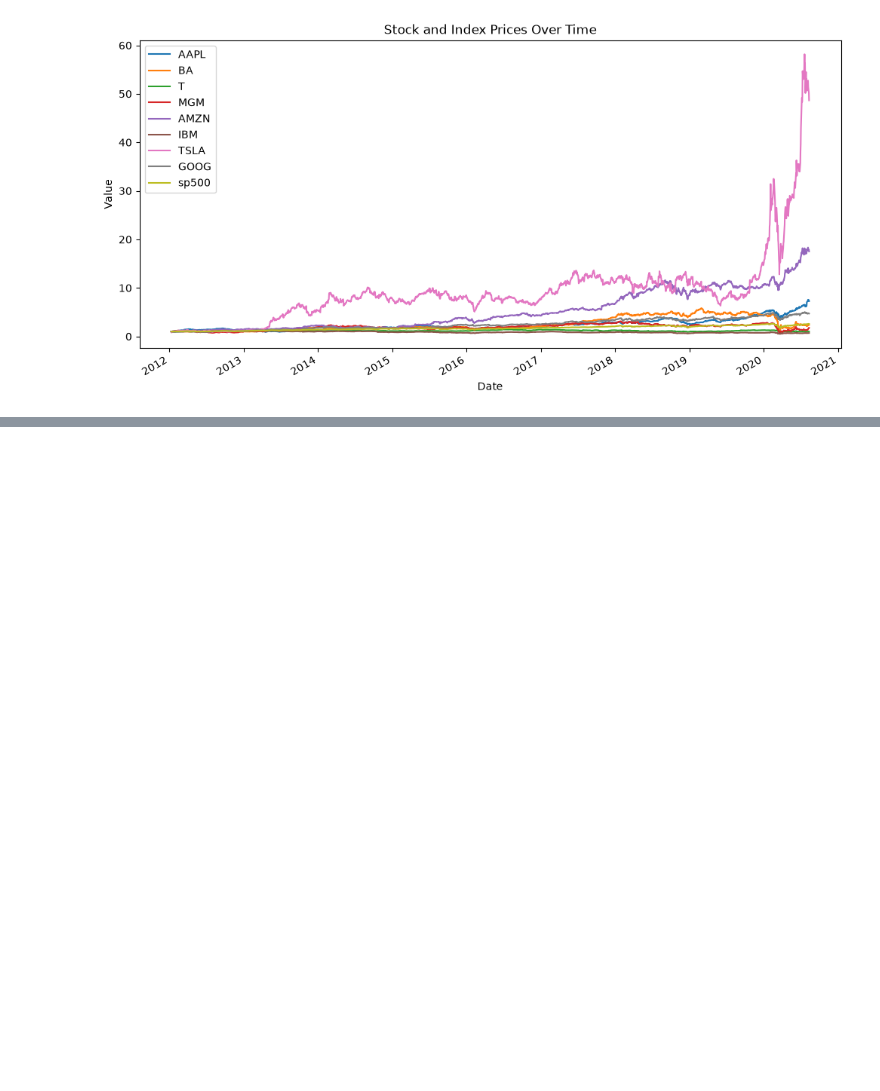
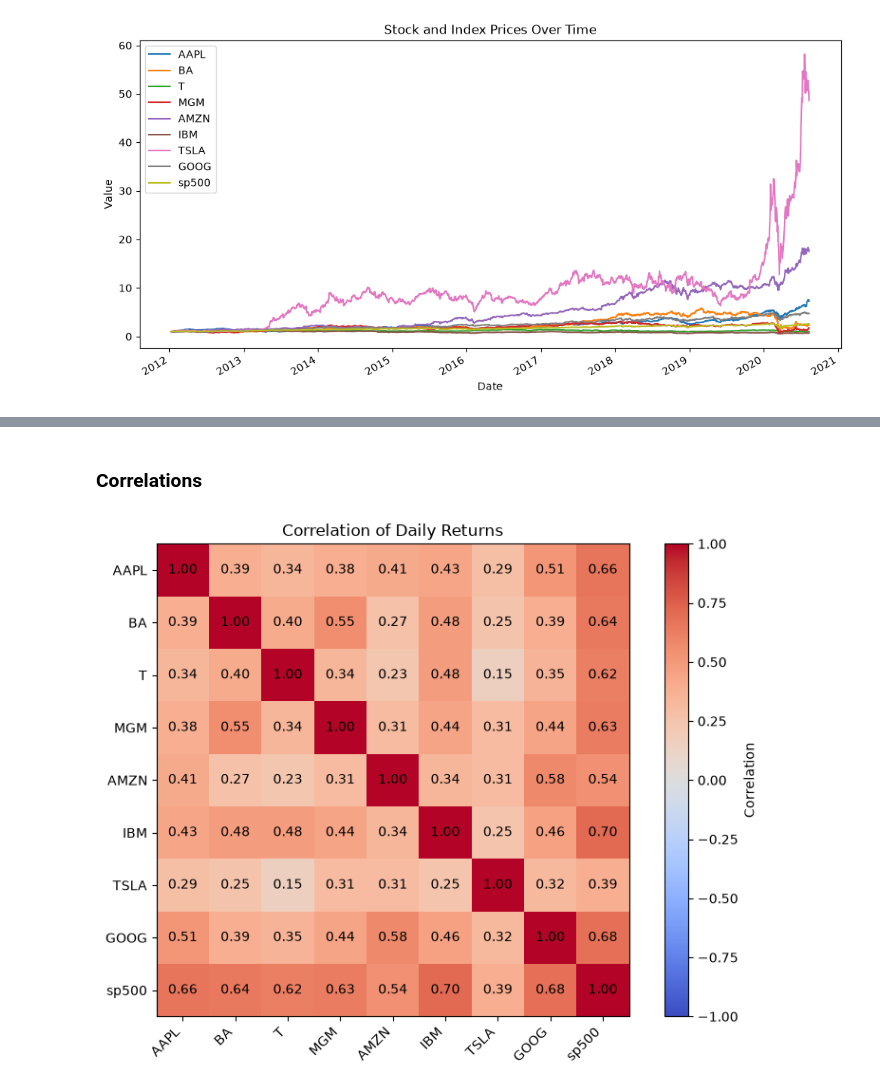
Before and after one commit to cboumans/Finance_with_Big_Data, a Jupyter notebook: lab1/lab1.ipynb, the cells around one changed output, grey strips where cells are left out. Drawn from its saved outputs; the diff is of its cells as text; code cells hidden in the pictures; blank space fills up the shorter version.

```diff
--- a/lab1/lab1.ipynb
+++ b/lab1/lab1.ipynb
@@ -72,0 +98,26 @@ plot_dataframe(df_normalized)
+# %% [markdown]
+### Correlations
+# %%
+import numpy as np
+
+price_cols = df_returns.columns.drop('Date')
+corr_matrix = df_returns[price_cols].corr()  # Calculate correlation matix
+
+fig, ax = plt.subplots(figsize=(8, 6))
+im = ax.imshow(corr_matrix, cmap='coolwarm', vmin=-1, vmax=1) # Heatmap
+
+ax.set_xticks(range(len(price_cols)))
+ax.set_yticks(range(len(price_cols)))
+ax.set_xticklabels(price_cols, rotation=45, ha='right')
+ax.set_yticklabels(price_cols)
+
+for i in range(len(price_cols)):
+    for j in range(len(price_cols)):
+        ax.text(j, i, f"{corr_matrix.iloc[i, j]:.2f}", ha='center', va='center', color='black') # Label each cell with it's correlation
+
+fig.colorbar(im, ax=ax, label='Correlation')
+ax.set_title('Correlation of Daily Returns')
+plt.tight_layout()
+plt.show()
+# %% [output]
+[figure, added]
```
Also changed, not shown: parts of 3 cells of this notebook.
